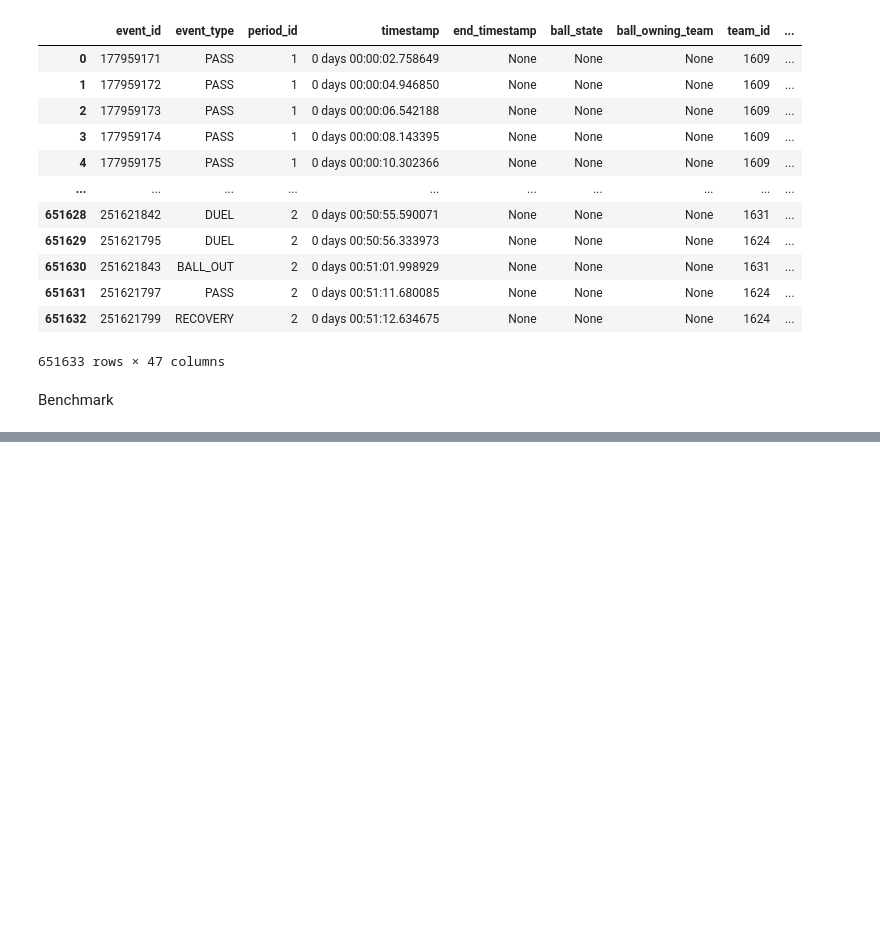
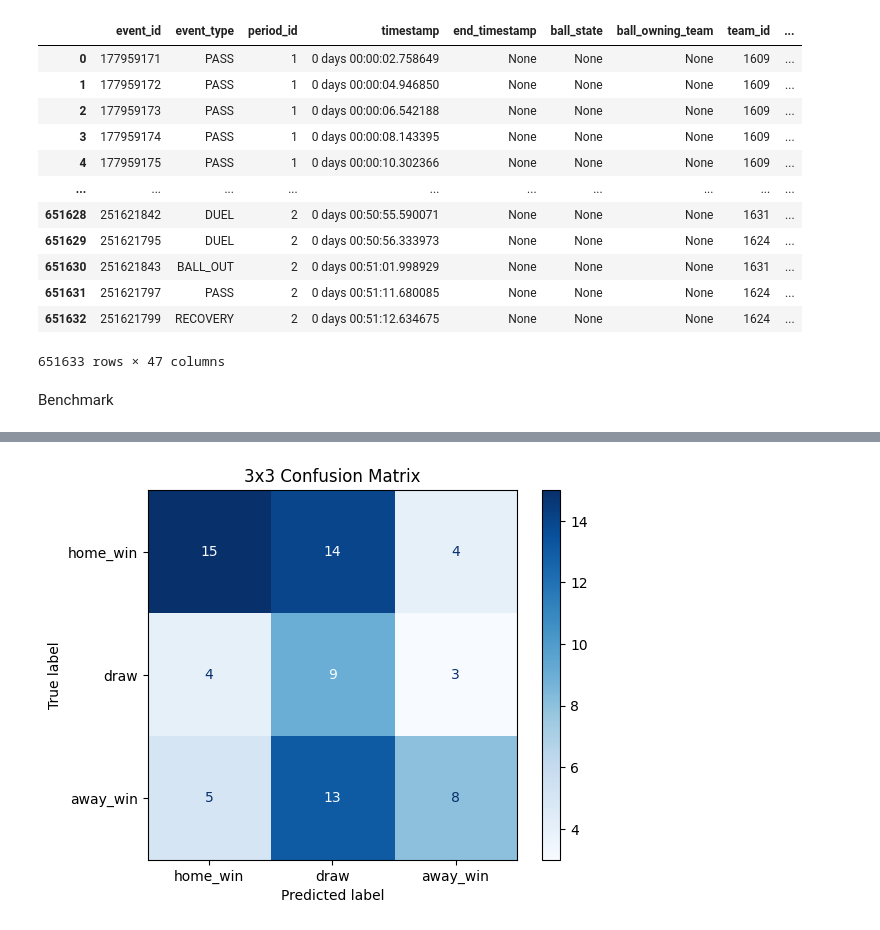
Before and after one commit to gokcnkahramn/cse-552-project, a Jupyter notebook: project.ipynb, the cells around one changed output, grey strips where cells are left out. Drawn from its saved outputs; the diff is of its cells as text; code cells hidden in the pictures; blank space fills up the shorter version.

```diff
--- a/project.ipynb
+++ b/project.ipynb
@@ -1114,0 +1361,86 @@ Overall Match Prediction Accuracy: 0.5066666666666667
+# %%
+# -------------------------------
+# Stage 1: Draw tahmini (LogReg)
+# -------------------------------
+model_stage1 = LogisticRegression(
+    max_iter=500,
+    class_weight='balanced',
+    solver='lbfgs'
+)
+model_stage1.fit(X_train, y_train_draw)
+
+# -------------------------------
+# Stage 2: Winner tahmini (home=1, away=0)
+# -------------------------------
+X_train_no_draw = X_train[y_train_draw==0]
+y_train_winner_no_draw = y_train_winner[y_train_draw==0]
+
+model_stage2 = LogisticRegression(
+    max_iter=500,
+    class_weight='balanced',
+    solver='lbfgs'
+)
+model_stage2.fit(X_train_no_draw, y_train_winner_no_draw)
+
+# -------------------------------
+# Test Tahmini
+# -------------------------------
+overall_pred = []
+for idx, row in test_data.iterrows():
+    X = row.drop(labels=['match_result','draw','winner','match_date'], errors='ignore').to_frame().T
+
+    draw_pred = model_stage1.predict(X)[0]
+    if draw_pred == 1:
+        overall_pred.append('draw')
+    else:
+        winner_pred = model_stage2.predict(X)[0]
+        overall_pred.append('home_win' if winner_pred == 1 else 'away_win')
+
+real_results = test_data.apply(real_result, axis=1)
+
+# Accuracy
+overall_acc = accuracy_score(real_results, overall_pred)
+print("Overall Match Prediction Accuracy:", overall_acc)
+
+# -------------------------------
+# Sınıf Dağılımları
+# -------------------------------
+print("Draw distribution (train):")
+print(y_train_draw.value_counts(normalize=True))
+
+print("\nWinner distribution (train, no draws):")
+print(y_train_winner_no_draw.value_counts(normalize=True))
+
+train_results_combined = train_data.apply(real_result, axis=1)
+print("\n3-Class Combined Distribution (train):")
+print(train_results_combined.value_counts(normalize=True))
+
+# -------------------------------
+# Confusion Matrix
+# -------------------------------
+labels = ['home_win', 'draw', 'away_win']
+cm = confusion_matrix(real_results, overall_pred, labels=labels)
+disp = ConfusionMatrixDisplay(confusion_matrix=cm, display_labels=labels)
+disp.plot(cmap=plt.cm.Blues)
+plt.title("3x3 Confusion Matrix")
+plt.show()
+
+# -------------------------------
+# Feature Importances yerine Coefficients
+# -------------------------------
+coef_stage1 = pd.DataFrame({
+    'feature': X_train.columns,
+    'coef': model_stage1.coef_[0]
+}).sort_values(by='coef', key=abs, ascending=False)
+
+print("\nStage 1 Logistic Regression Coefficients (Draw Model):")
+print(coef_stage1.head(20))
+
+coef_stage2 = pd.DataFrame({
+    'feature': X_train_no_draw.columns,
+    'coef': model_stage2.coef_[0]
+}).sort_values(by='coef', key=abs, ascending=False)
+
+print("\nStage 2 Logistic Regression Coefficients (Winner Model):")
+print(coef_stage2.head(20))
+# %% [output]
@@ -1114,0 +1481 @@ Overall Match Prediction Accuracy: 0.5066666666666667
+[figure, added]
```
Also changed, not shown: parts of 11 cells of this notebook, 3 other files.
